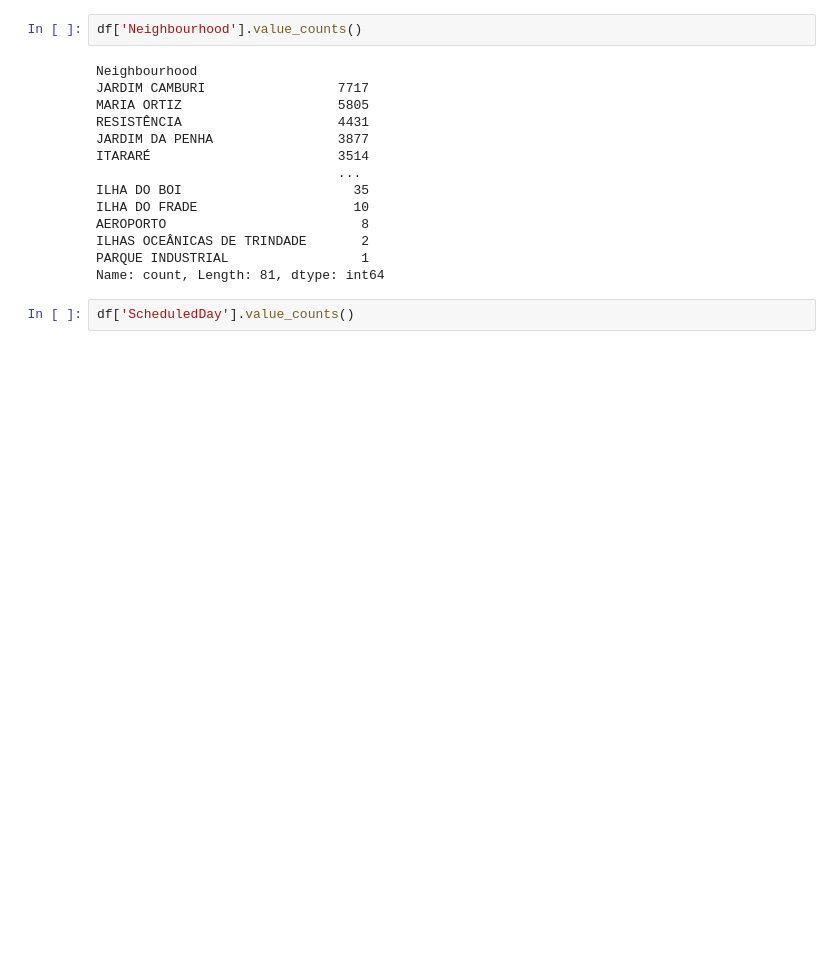
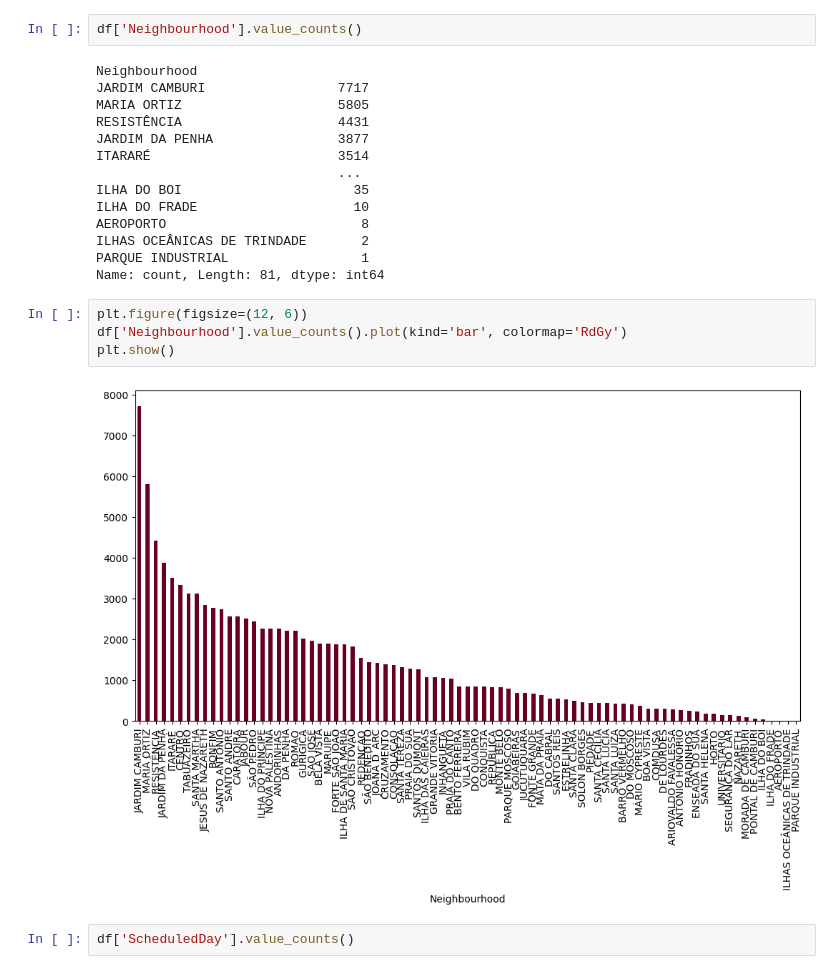
Before and after one commit to pedrofonsecapadilha/BeTechByBraskem, a Jupyter notebook: 07-MachineLearningII/ProjetoOrientado/ProjetoOrientado.ipynb, the cells around one changed output. Drawn from its saved outputs; the diff is of its cells as text; blank space fills up the shorter version.

```diff
--- a/07-MachineLearningII/ProjetoOrientado/ProjetoOrientado.ipynb
+++ b/07-MachineLearningII/ProjetoOrientado/ProjetoOrientado.ipynb
@@ -149,6 +167,12 @@ AEROPORTO                         8
 ILHAS OCEÂNICAS DE TRINDADE       2
 PARQUE INDUSTRIAL                 1
 Name: count, Length: 81, dtype: int64
+# %%
+plt.figure(figsize=(12, 6))
+df['Neighbourhood'].value_counts().plot(kind='bar', colormap='RdGy')
+plt.show()
+# %% [output]
+[figure, added]
 # %%
 df['ScheduledDay'].value_counts()
 # %% [output]
```
Also changed, not shown: parts of 43 cells of this notebook.
